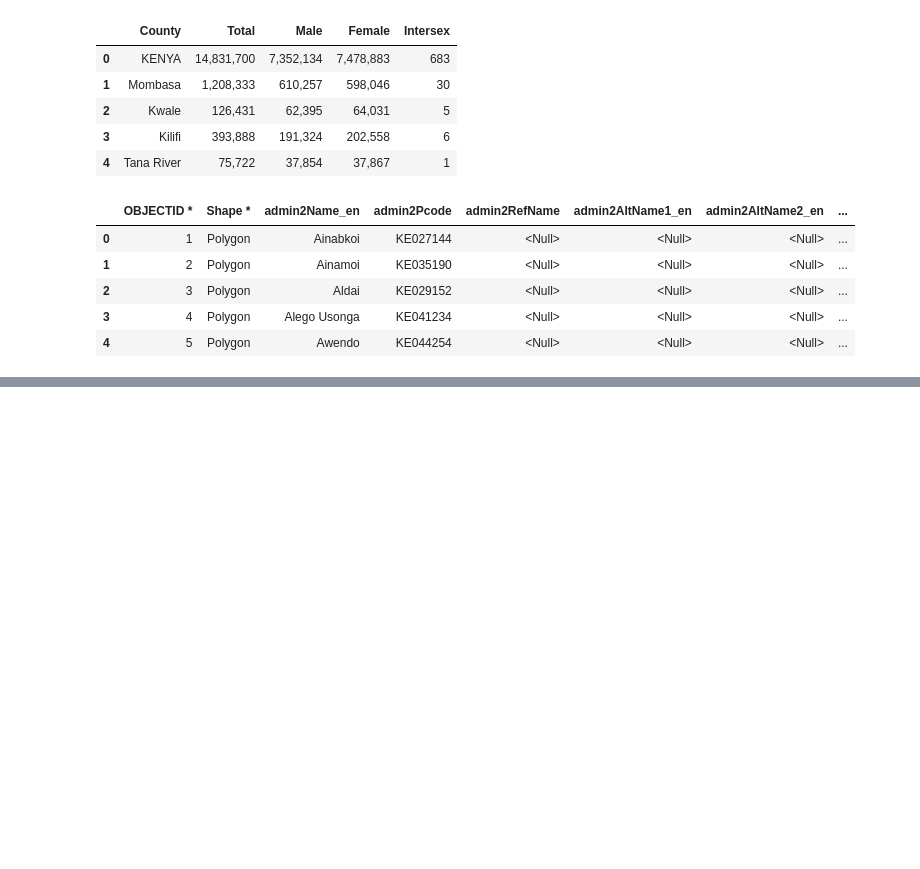
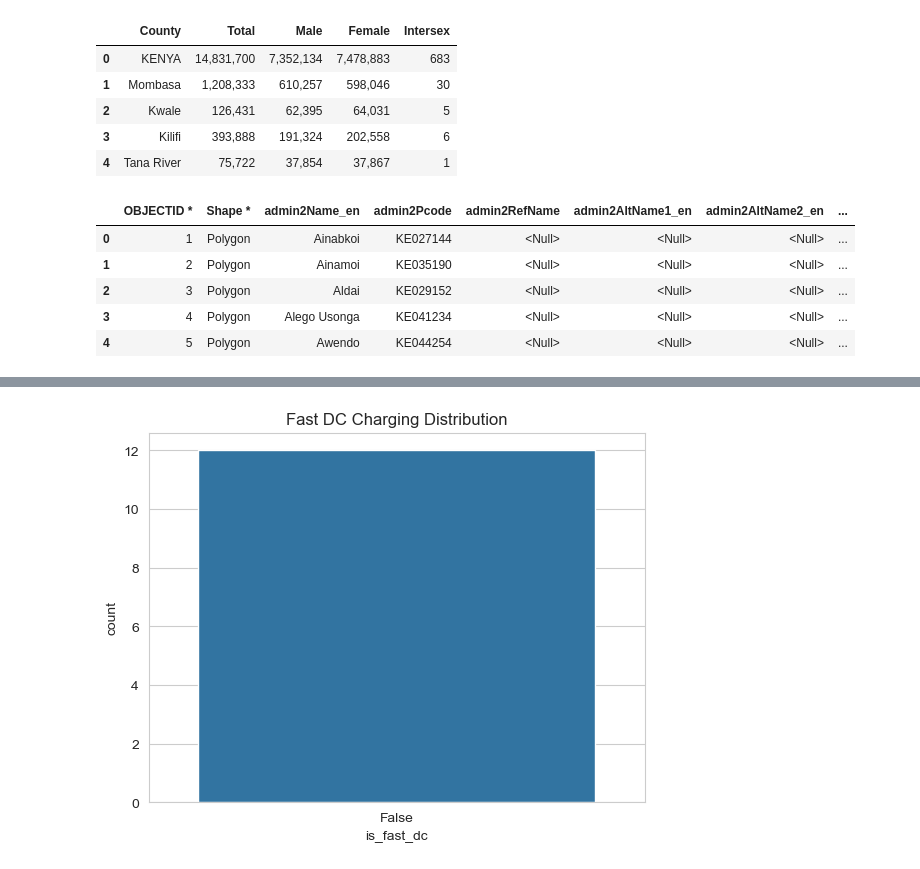
Before and after one commit to maryannngongi/EV_Charging_Stations_Optimization, a Jupyter notebook: Notebooks/kuria.ipynb, the cells around one changed output, grey strips where cells are left out. Cells and saved outputs as stored; diff of their text form; code cells hidden in the pictures; blank space fills up the shorter version.

```diff
--- a/Notebooks/kuria.ipynb
+++ b/Notebooks/kuria.ipynb
@@ -942,0 +773,7 @@ decision-support tool for EV infrastructure planning in Kenya.
+# %%
+plt.figure()
+sns.countplot(x='is_fast_dc', data=kenya_global)
+plt.title("Fast DC Charging Distribution")
+plt.show()
+# %% [output]
+[figure, added]
```
Also changed, not shown: parts of 104 cells of this notebook, 5 other files.
